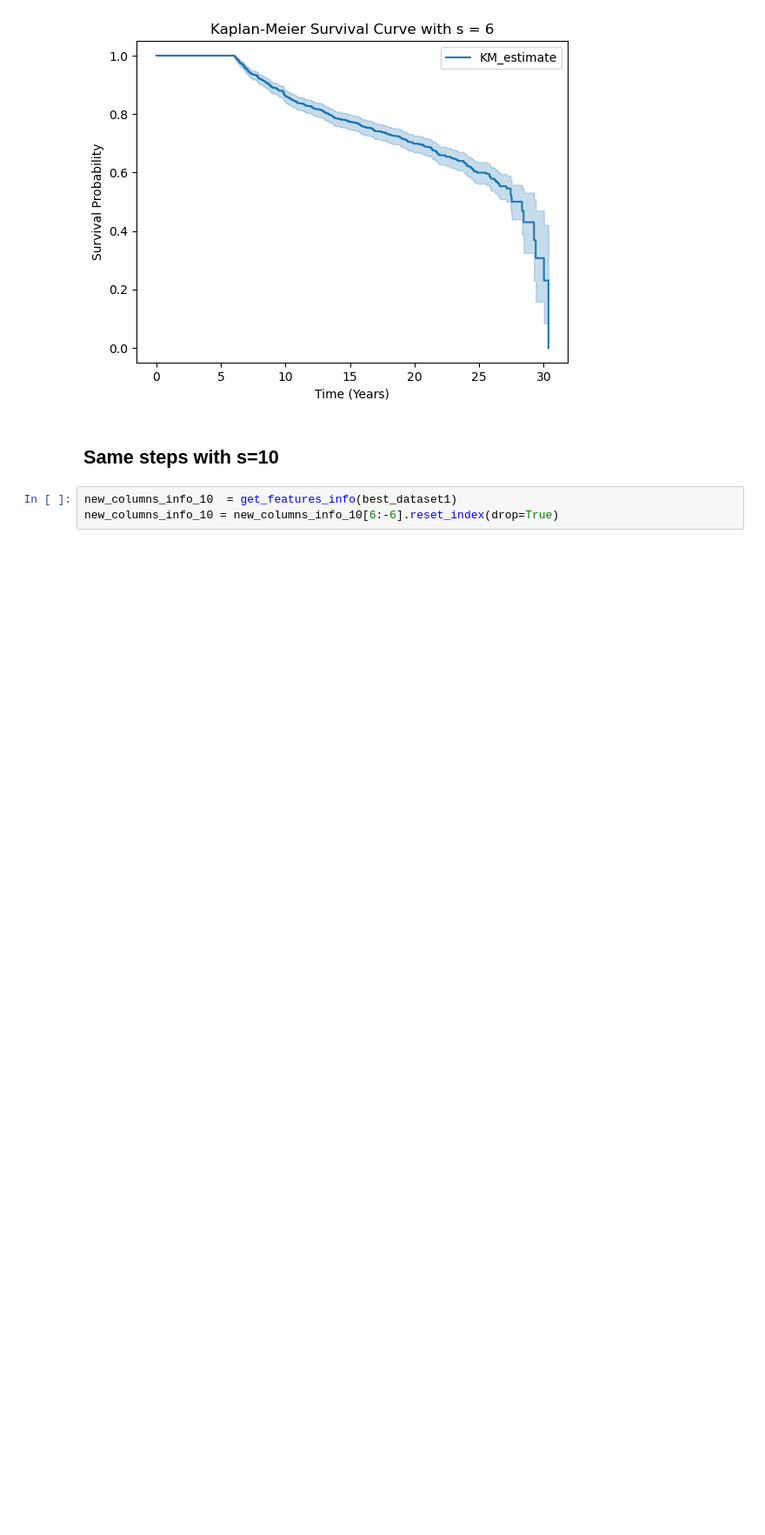
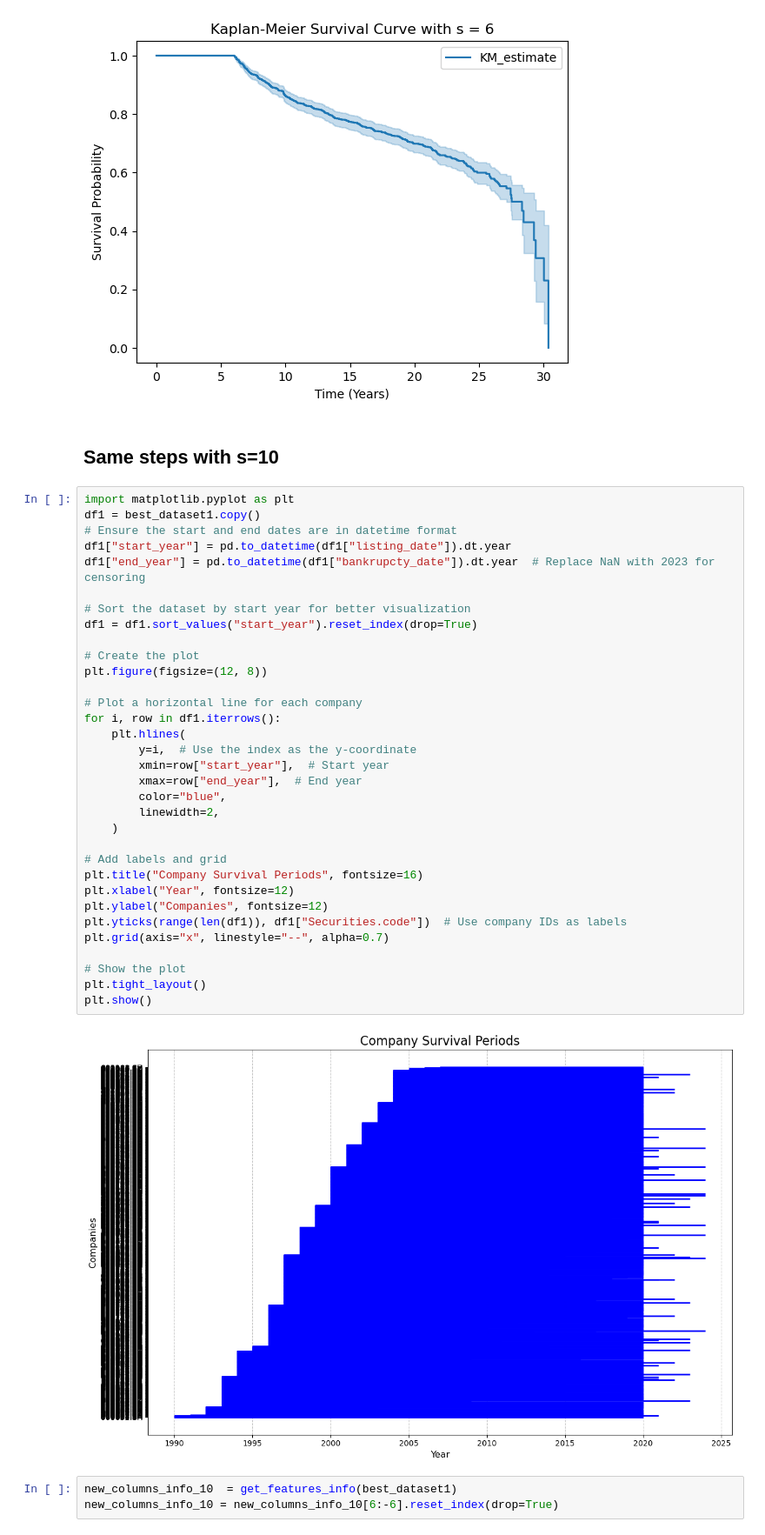
Before and after one commit to Khadar-kr/survival_project, a Jupyter notebook: notebooks/Data_processing_with_algorithm.ipynb, the cells around one changed output. Shown at 87% size. Drawn from its saved outputs; the diff is of its cells as text; blank space fills up the shorter version.

```diff
--- a/notebooks/Data_processing_with_algorithm.ipynb
+++ b/notebooks/Data_processing_with_algorithm.ipynb
@@ -341,6 +341,41 @@ kaplan_Meier_model(imputed_df,6)
 [figure]
 # %% [markdown]
 ## Same steps with s=10
+# %%
+import matplotlib.pyplot as plt
+df1 = best_dataset1.copy()
+# Ensure the start and end dates are in datetime format
+df1["start_year"] = pd.to_datetime(df1["listing_date"]).dt.year
+df1["end_year"] = pd.to_datetime(df1["bankrupcty_date"]).dt.year  # Replace NaN with 2023 for censoring
+
+# Sort the dataset by start year for better visualization
+df1 = df1.sort_values("start_year").reset_index(drop=True)
+
+# Create the plot
+plt.figure(figsize=(12, 8))
+
+# Plot a horizontal line for each company
+for i, row in df1.iterrows():
+    plt.hlines(
+        y=i,  # Use the index as the y-coordinate
+        xmin=row["start_year"],  # Start year
+        xmax=row["end_year"],  # End year
+        color="blue",
+        linewidth=2,
+    )
+
+# Add labels and grid
+plt.title("Company Survival Periods", fontsize=16)
+plt.xlabel("Year", fontsize=12)
+plt.ylabel("Companies", fontsize=12)
+plt.yticks(range(len(df1)), df1["Securities.code"])  # Use company IDs as labels
+plt.grid(axis="x", linestyle="--", alpha=0.7)
+
+# Show the plot
+plt.tight_layout()
+plt.show()
+# %% [output]
+[figure, added]
 # %%
 new_columns_info_10  = get_features_info(best_dataset1)
 new_columns_info_10 = new_columns_info_10[6:-6].reset_index(drop=True)
```
Also changed, not shown: parts of 4 cells of this notebook, 2 other files.
